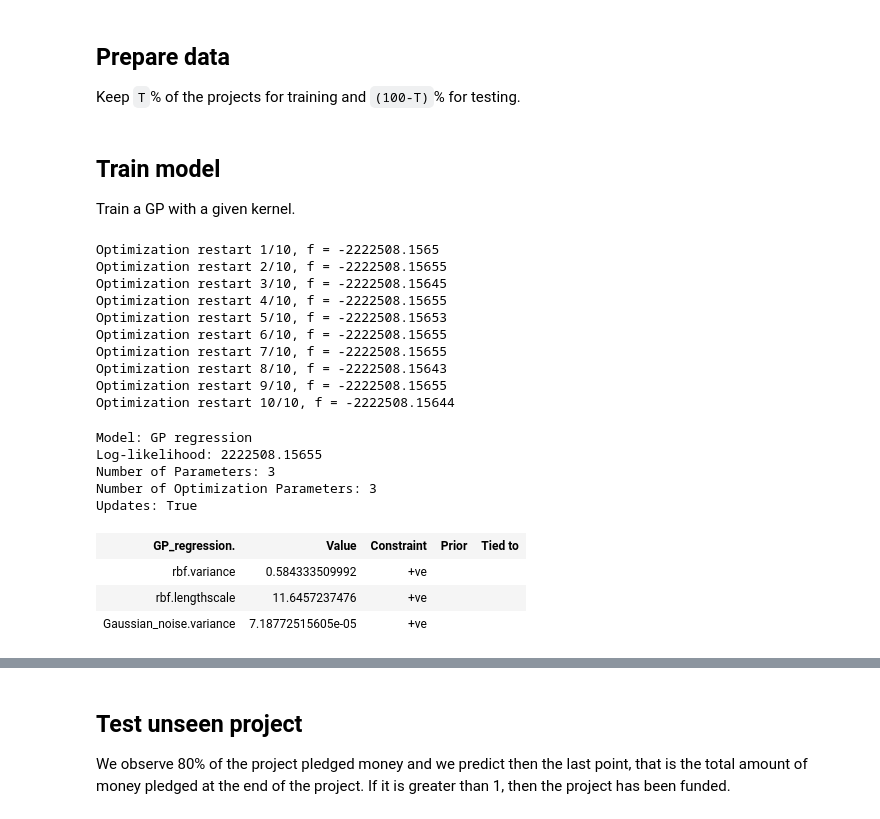
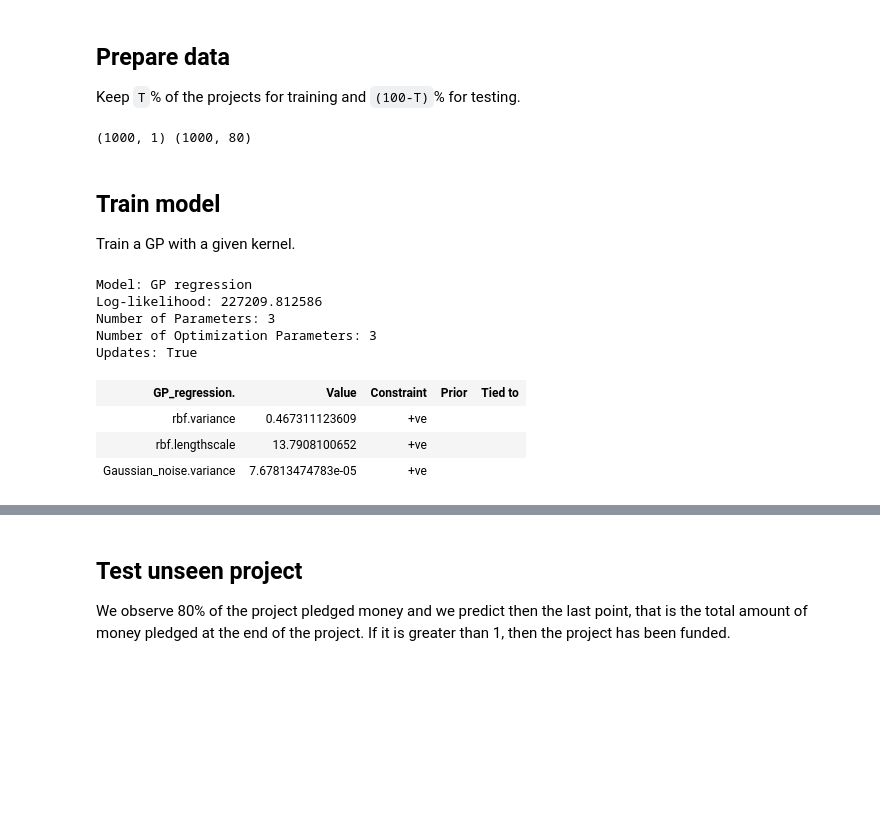
Before and after one commit to vicow/gaussian-process, a Jupyter notebook: notebooks/sidekick-multi-project-regression.ipynb, the cells around one changed output, grey strips where cells are left out. Drawn from its saved outputs; the diff is of its cells as text; code cells hidden in the pictures; blank space fills up the shorter version.

```diff
--- a/notebooks/sidekick-multi-project-regression.ipynb
+++ b/notebooks/sidekick-multi-project-regression.ipynb
@@ -36,7 +35,7 @@ Data loaded.
 ## Prepare data
 Keep `T`% of the projects for training and `(100-T)`% for testing.
 # %%
-projects = sk.extract_n_projects(n=1000)
+projects = sk.choose_n_projects(n=100)
 num_observations = 1000
 T = 0.8
 
@@ -45,32 +44,25 @@ projects_train = projects[:threshold]
 projects_test = projects[threshold:]
 X_train = np.ndarray(shape=(num_observations, 1), buffer=np.arange(num_observations), dtype=int)
 Y_train = np.array([[status[1] for status in project['status']] for project in projects_train]).transpose()
-assert X.shape[0] == Y.shape[0]
+print X_train.shape, Y_train.shape
+# %% [output]
+(1000, 1) (1000, 80)
 # %% [markdown]
 ## Train model
 Train a GP with a given kernel.
 # %%
 kernel = GPy.kern.RBF(input_dim=1)
 m = GPy.models.GPRegression(X_train, Y_train, kernel)
-m.optimize_restarts(num_restarts=10)
+#m.optimize_restarts(num_restarts=10)
+m.optimize()
 display(m)
 # %% [output]
-Optimization restart 1/10, f = -2222508.1565
-Optimization restart 2/10, f = -2222508.15655
-Optimization restart 3/10, f = -2222508.15645
-Optimization restart 4/10, f = -2222508.15655
-Optimization restart 5/10, f = -2222508.15653
-Optimization restart 6/10, f = -2222508.15655
-Optimization restart 7/10, f = -2222508.15655
-Optimization restart 8/10, f = -2222508.15643
-Optimization restart 9/10, f = -2222508.15655
-Optimization restart 10/10, f = -2222508.15644
+Model: GP regression
+Log-likelihood: 227209.812586
+Number of Parameters: 3
+Number of Optimization Parameters: 3
+Updates: True
-Model: GP regression
-Log-likelihood: 2222508.15655
-Number of Parameters: 3
-Number of Optimization Parameters: 3
-Updates: True
 | GP_regression. | Value | Constraint | Prior | Tied to |
-| rbf.variance | 0.584333509992 | +ve |  |  |
-| rbf.lengthscale | 11.6457237476 | +ve |  |  |
-| Gaussian_noise.variance | 7.18772515605e-05 | +ve |  |  |
+| rbf.variance | 0.467311123609 | +ve |  |  |
+| rbf.lengthscale | 13.7908100652 | +ve |  |  |
+| Gaussian_noise.variance | 7.67813474783e-05 | +ve |  |  |
```
Also changed, not shown: parts of 7 cells of this notebook, 1 other file.
